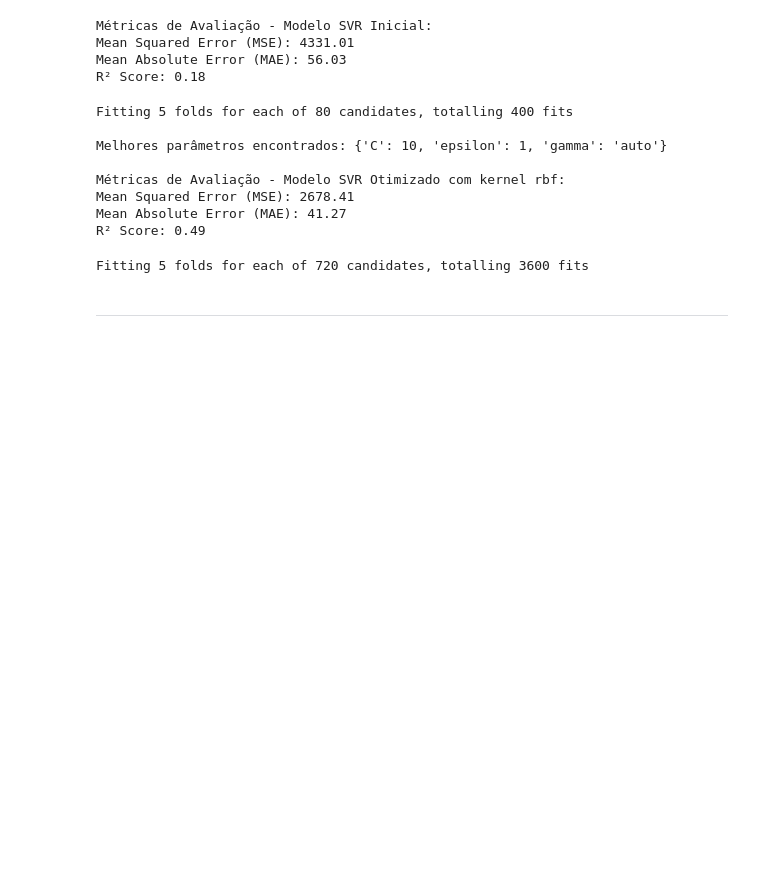
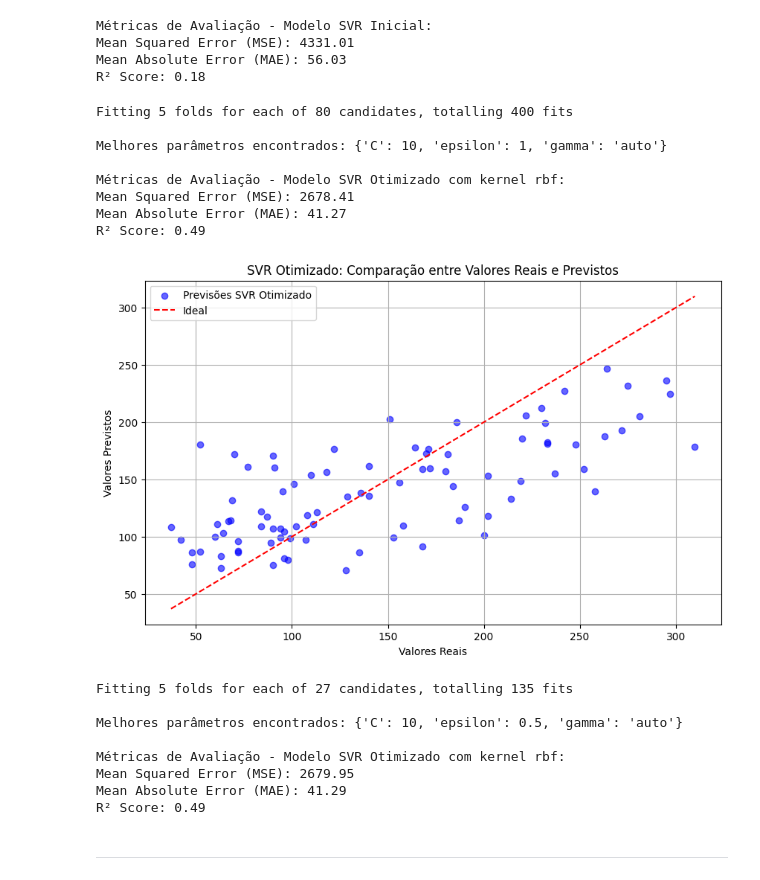
Before and after one commit to NathanMarques2001/RNA, a Jupyter notebook: Nathan.ipynb, the cells around one changed output. Saved outputs shown, nothing was run; the diff lists cells and outputs as text; code cells hidden in the pictures; blank space fills up the shorter version.

```diff
--- a/Nathan.ipynb
+++ b/Nathan.ipynb
@@ -153,18 +152,35 @@ Métricas de Avaliação - Modelo SVR Otimizado com kernel rbf:
 Mean Squared Error (MSE): 2678.41
 Mean Absolute Error (MAE): 41.27
 R² Score: 0.49
+# %%
+# Criar gráfico para o SVR otimizado
+plt.figure(figsize=(10, 6))
+plt.scatter(y_test, y_pred_best, color='blue', alpha=0.6, label='Previsões SVR Otimizado')
+plt.plot([y_test.min(), y_test.max()], [y_test.min(), y_test.max()], 'r--', label='Ideal')
+plt.xlabel('Valores Reais')
+plt.ylabel('Valores Previstos')
+plt.title('SVR Otimizado: Comparação entre Valores Reais e Previstos')
+plt.legend()
+plt.grid()
+plt.show()
+# %% [output]
+[figure, added]
 # %%
-# Configurar parâmetros para busca com diferentes kernels
+from sklearn.model_selection import GridSearchCV
+# Importações necessárias
+from sklearn.svm import SVR
+from sklearn.model_selection import GridSearchCV
+from sklearn.metrics import mean_squared_error, mean_absolute_error, r2_score
+
+# Ajuste mais específico no GridSearchCV
 param_grid = {
-    'kernel': ['linear', 'rbf', 'poly'],  # Testar os kernels especificados
-    'C': [0.1, 1, 10, 100],  # Regularização
-    'epsilon': [0.1, 0.2, 0.5, 1],  # Margem de erro tolerada
-    'gamma': ['scale', 'auto', 0.1, 1, 10],  # Gamma para kernels rbf e poly
-    'degree': [2, 3, 4]  # Somente para kernel poly
+    'C': [0.1, 1, 10],  # Menor variação em C
+    'epsilon': [0.1, 0.2, 0.5],  # Menor variação para epsilon
+    'gamma': ['scale', 'auto', 0.1]  # Tentar valores mais restritos para gamma
 }
 
 # Configurar e rodar o GridSearchCV
-grid_search = GridSearchCV(SVR(), param_grid, cv=5, scoring='r2', verbose=1)
+grid_search = GridSearchCV(SVR(kernel='rbf'), param_grid, cv=5, scoring='r2', verbose=1)
 grid_search.fit(X_train_scaled, y_train)
 
 # Melhor modelo encontrado
@@ -177,12 +193,19 @@ mse_best = mean_squared_error(y_test, y_pred_best)
 mae_best = mean_absolute_error(y_test, y_pred_best)
 r2_best = r2_score(y_test, y_pred_best)
 
-print("\nMétricas de Avaliação - Melhor Modelo SVR:")
+print("\nMétricas de Avaliação - Modelo SVR Otimizado com kernel rbf:")
 print(f"Mean Squared Error (MSE): {mse_best:.2f}")
 print(f"Mean Absolute Error (MAE): {mae_best:.2f}")
 print(f"R² Score: {r2_best:.2f}")
 # %% [output]
-Fitting 5 folds for each of 720 candidates, totalling 3600 fits
+Fitting 5 folds for each of 27 candidates, totalling 135 fits
+
+Melhores parâmetros encontrados: {'C': 10, 'epsilon': 0.5, 'gamma': 'auto'}
+
+Métricas de Avaliação - Modelo SVR Otimizado com kernel rbf:
+Mean Squared Error (MSE): 2679.95
+Mean Absolute Error (MAE): 41.29
+R² Score: 0.49
 # %%
 # Criar gráfico para o SVR otimizado
 plt.figure(figsize=(10, 6))
```
Also changed, not shown: parts of 1 cell of this notebook.
